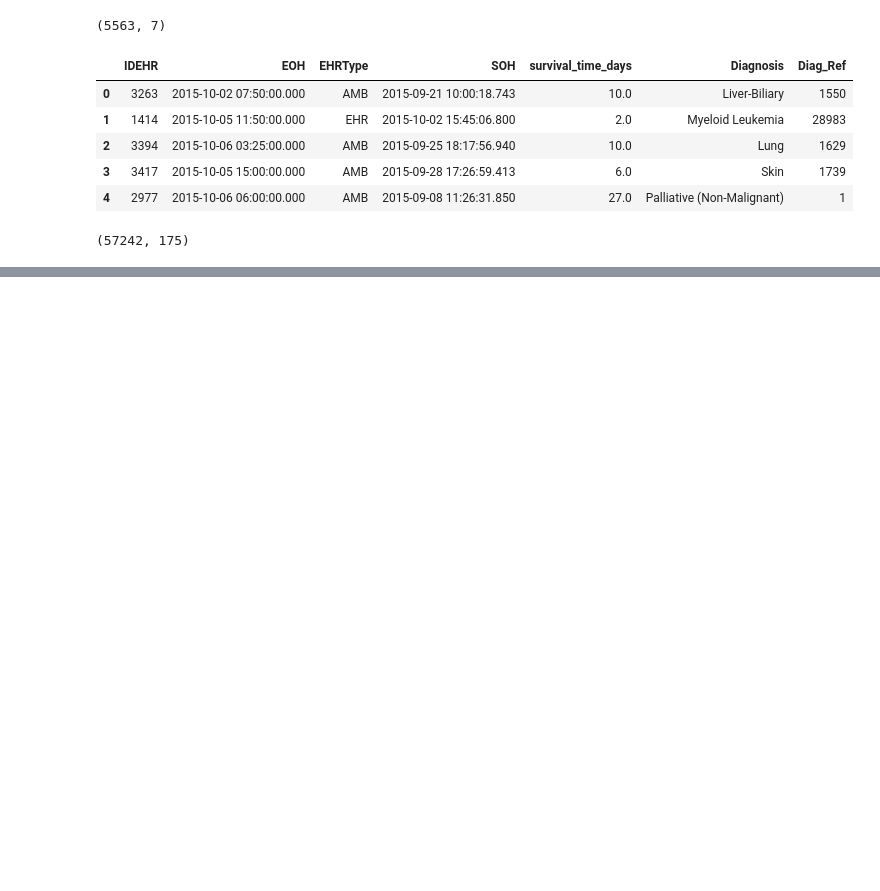
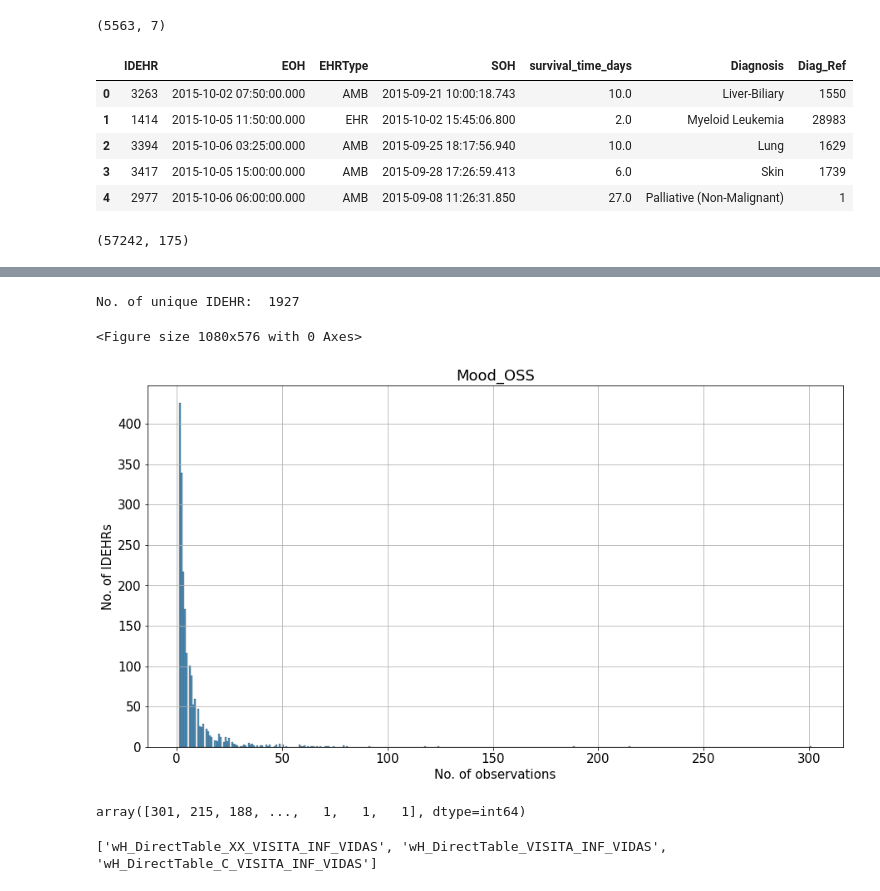
Before and after one commit to ryflect/cs692r-hospice, a Jupyter notebook: Referral Analysis - Observations.ipynb, the cells around one changed output, grey strips where cells are left out. Drawn from its saved outputs; the diff is of its cells as text; code cells hidden in the pictures; blank space fills up the shorter version.

```diff
--- a/Referral Analysis - Observations.ipynb
+++ b/Referral Analysis - Observations.ipynb
@@ -63,0 +56,15 @@ Name: IDEHR, Length: 3399, dtype: int64
+# %%
+get_histplot('stato_danimo', df_obs, 'Mood_OSS')
+# %% [output]
+No. of unique IDEHR:  1927
+<Figure size 1080x576 with 0 Axes>
+[figure, added]
+# %%
+mood_oss = df_obs[['IDEHR', 'stato_danimo']].dropna().IDEHR.value_counts().values
+mood_oss
+# %% [output]
+array([301, 215, 188, ...,   1,   1,   1], dtype=int64)
+# %%
+print(get_file_names(['IDEHR', 'EHRType', 'Stato_animo'], df_ref))
+# %% [output]
+['wH_DirectTable_XX_VISITA_INF_VIDAS', 'wH_DirectTable_VISITA_INF_VIDAS', 'wH_DirectTable_C_VISITA_INF_VIDAS']
```
Also changed, not shown: parts of 15 cells of this notebook, 3 other files.
